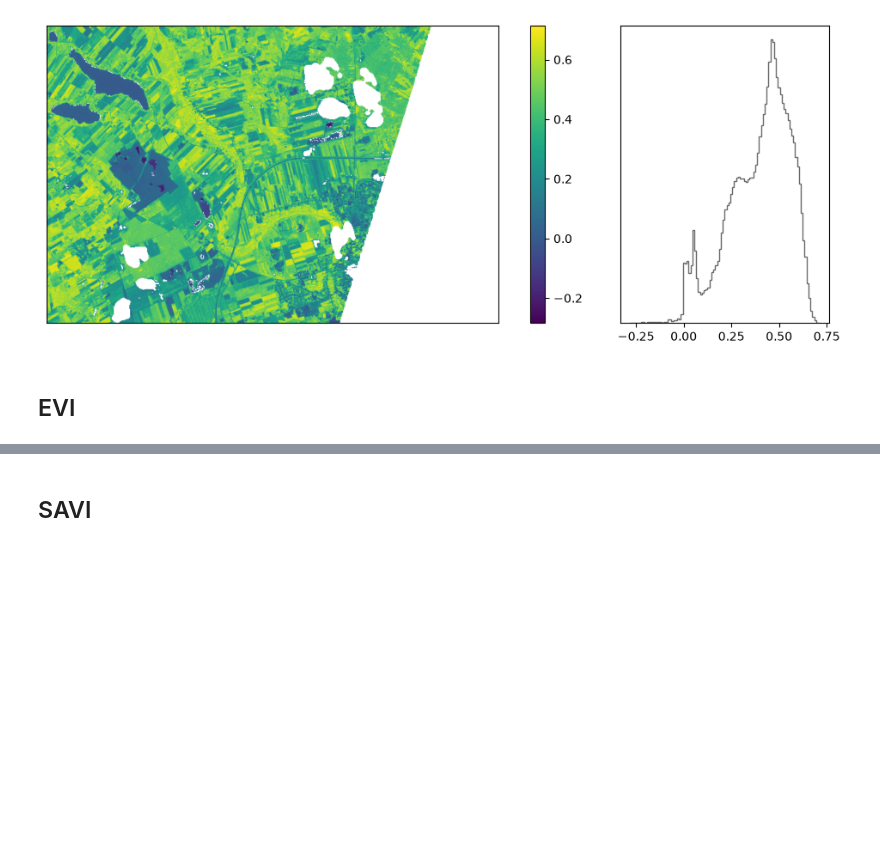
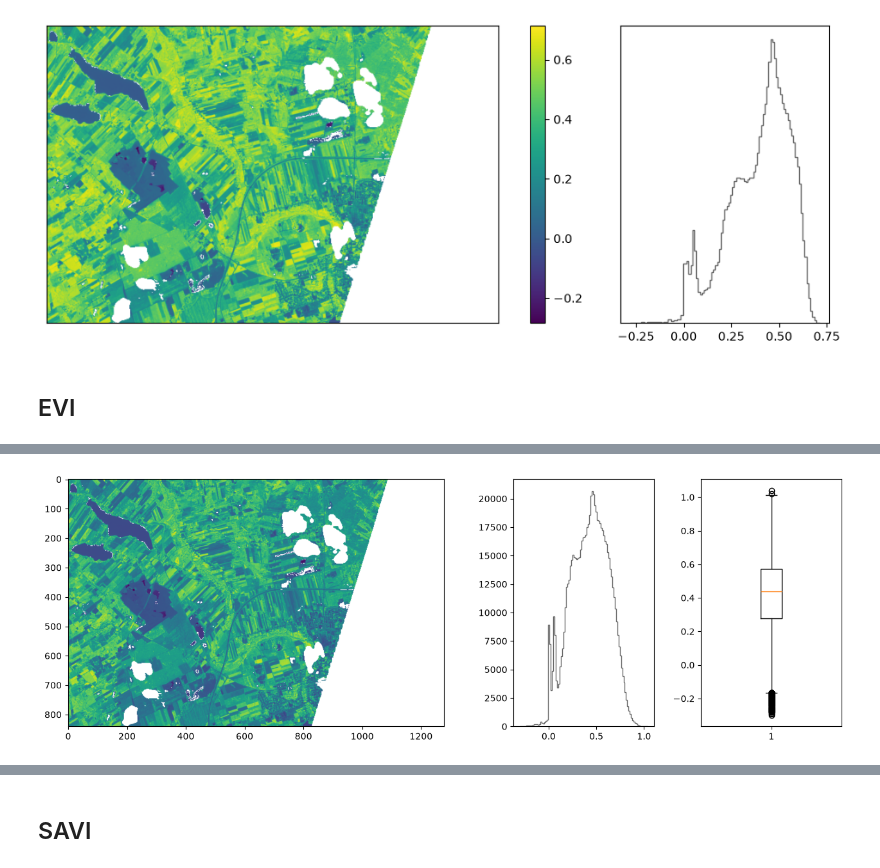
Before and after one commit to mikolaj-kowal/rs-vegetation-indices-analysis, a Jupyter notebook: notebooks/02-index-calculation.ipynb, the cells around one changed output, grey strips where cells are left out. Cells and saved outputs as stored; diff of their text form; code cells hidden in the pictures; blank space fills up the shorter version.

```diff
--- a/notebooks/02-index-calculation.ipynb
+++ b/notebooks/02-index-calculation.ipynb
@@ -126,0 +170,11 @@ plt.tight_layout()
+# %%
+# create mask for obvious outliers
+values = evi[np.isfinite(evi)]
+
+lowest_4 = np.sort(values)[:4]
+highest_5 = np.sort(values)[-5:]
+
+mask_lowest = np.isin(evi, lowest_4)
+mask_highest = np.isin(evi, highest_5)
+
+mask_outliers = mask_lowest | mask_highest
@@ -126,0 +186,11 @@ plt.tight_layout()
+# %%
+# apply mask to index array
+cleaned_evi = evi.copy()
+cleaned_evi[mask_outliers] = np.nan
+# %%
+fig, ax = plt.subplots(1, 3, figsize=(16, 5), width_ratios=[3, 1, 1])
+ax[0].imshow(cleaned_evi);
+ax[1].hist(cleaned_evi[~np.isnan(cleaned_evi)], bins=100, histtype="step", color="dimgray");
+ax[2].boxplot(cleaned_evi[~np.isnan(cleaned_evi)]);
+# %% [output]
+[figure, added]
```
Also changed, not shown: parts of 15 cells of this notebook, 1 other file.
